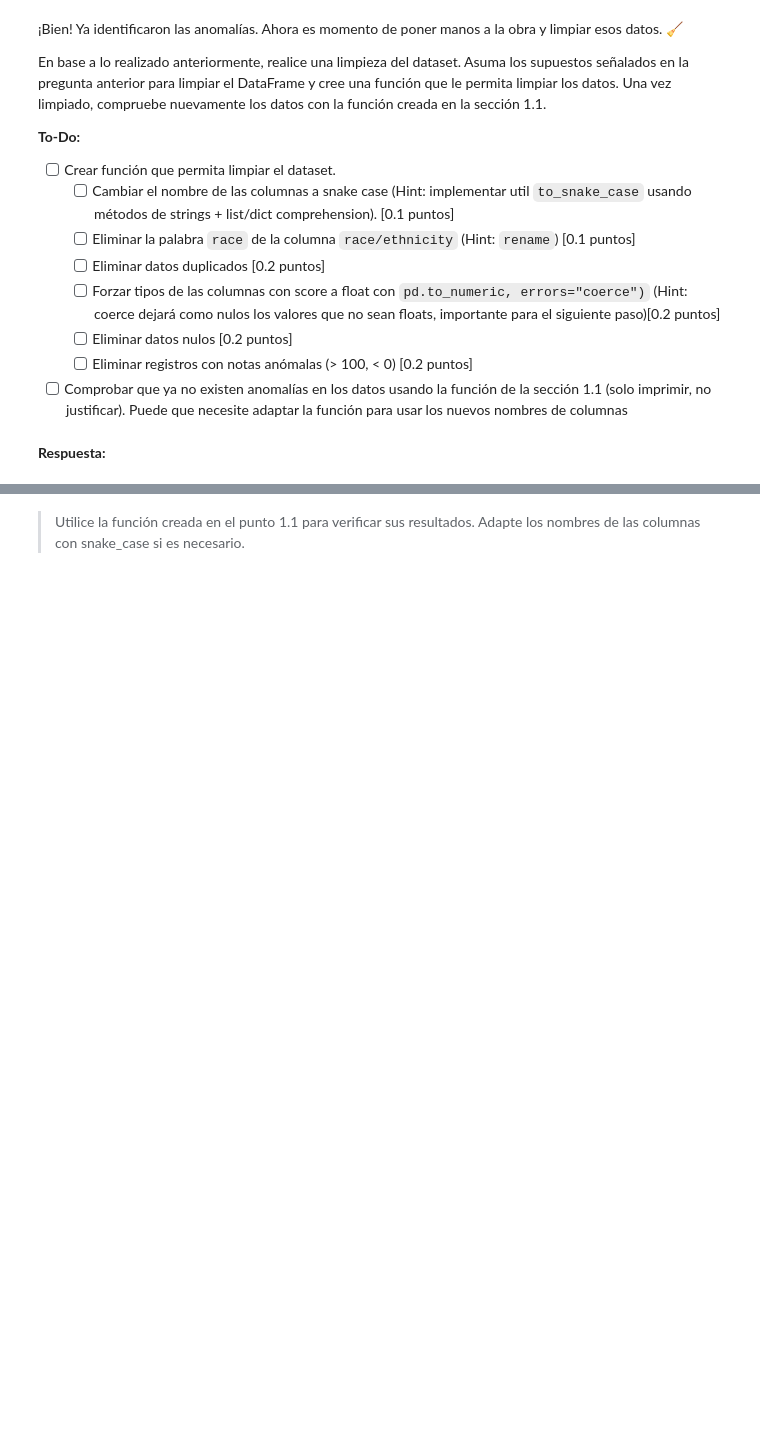
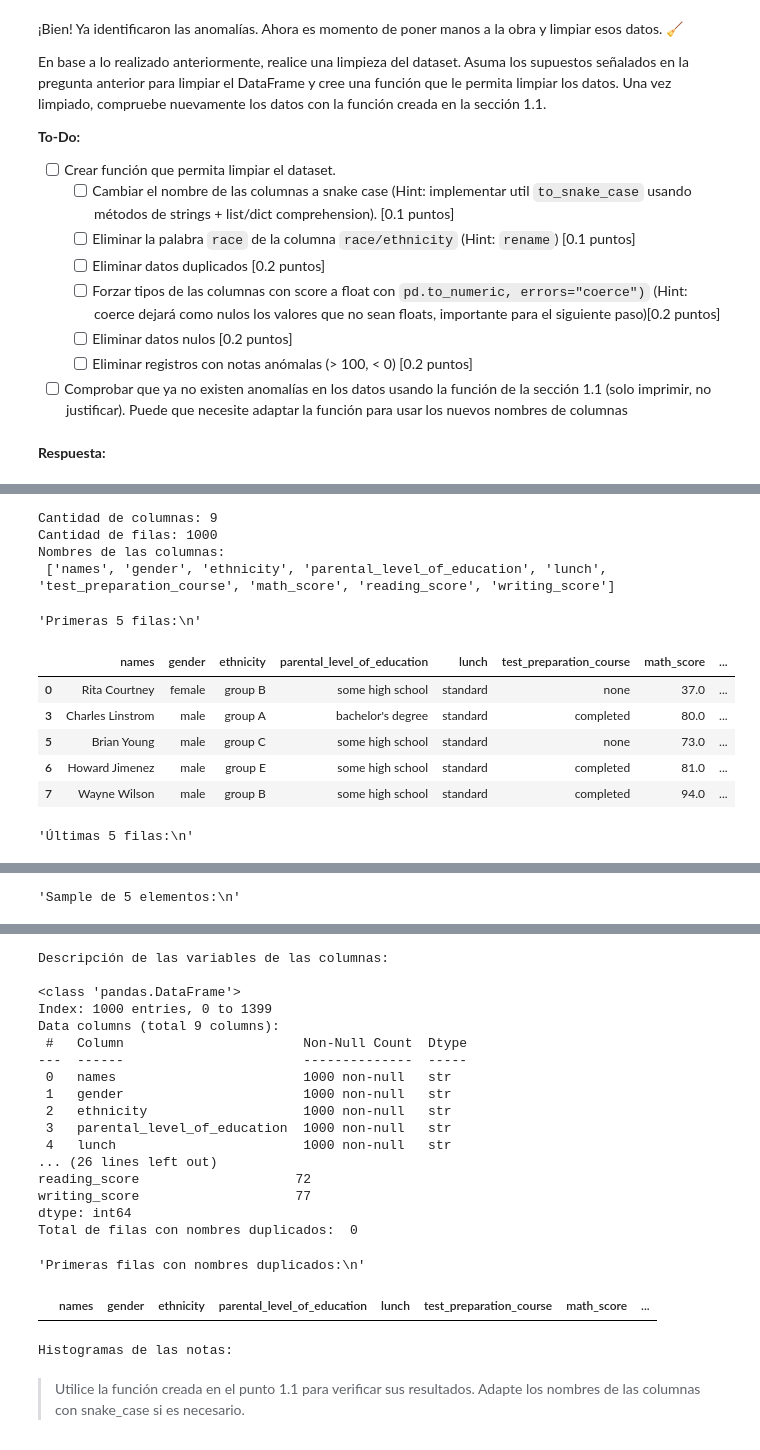
Before and after one commit to BAFCS/MDS7202, a Jupyter notebook: Labs/Lab_3/Lab3_Enunciado.ipynb, the cells around one changed output, grey strips where cells are left out. Cells and saved outputs as stored; diff of their text form; code cells hidden in the pictures; blank space fills up the shorter version.

```diff
--- a/Labs/Lab_3/Lab3_Enunciado.ipynb
+++ b/Labs/Lab_3/Lab3_Enunciado.ipynb
@@ -148,7 +240,3 @@ En base a lo realizado anteriormente, realice una limpieza del dataset. Asuma lo
 - [ ] Comprobar que ya no existen anomalías en los datos usando la función de la sección 1.1 (solo imprimir, no justificar). Puede que necesite adaptar la función para usar los nuevos nombres de columnas
 # %% [markdown]
 **Respuesta:**
-# %%
-def to_snake_case(s: str) -> str: ...
-# %%
-def clean_data(df: pd.DataFrame) -> pd.DataFrame: ...
@@ -154,0 +279,4 @@ def clean_data(df: pd.DataFrame) -> pd.DataFrame: ...
+# %%
+# Cambiar los nombres de las columnas a snake_case
+df_grades.columns = [to_snake_case(col) for col in df_grades.columns]
+print("Nombres de las columnas después de convertir a snake_case:\n", df_grades.columns.to_list())
@@ -155,3 +286,24 @@ def clean_data(df: pd.DataFrame) -> pd.DataFrame: ...
+# %%
+def clean_data(df: pd.DataFrame) -> pd.DataFrame:
+    # Eliminar la palabra race de la columna race_ethnicity
+    df = df.rename(columns={"race_ethnicity": "ethnicity"})
+
+    # Eliminar datos duplicados
+    df = df.drop_duplicates()
+
+    # Forzar float a columnas usando score como keyword
+    score_columns = [col for col in df.columns if "score" in col]
+    print("Columnas de score identificadas para limpieza:", score_columns)
+    for col in score_columns:
+        df[col] = pd.to_numeric(df[col], errors="coerce")
+
+    # Eliminar filas con valores nulos en las columnas de score
+    df = df.dropna()
+
+    # Eliminar filas con valores de score fuera del rango 0-100
+    for col in score_columns:
+        df = df[(df[col] >= 0) & (df[col] <= 100)]
+    return df
 # %%
 df_cleaned = clean_data(df_grades)
 df_cleaned
@@ -157,0 +325,15 @@ df_cleaned
+# %%
+analyze_df(df_cleaned)
+# %% [output]
+Cantidad de columnas: 9
+Cantidad de filas: 1000
+Nombres de las columnas:
+ ['names', 'gender', 'ethnicity', 'parental_level_of_education', 'lunch', 'test_preparation_course', 'math_score', 'reading_score', 'writing_score']
+'Primeras 5 filas:\n'
+|  | names | gender | ethnicity | parental_level_of_education | lunch | test_preparation_course | math_score | ... |
+| 0 | Rita Courtney | female | group B | some high school | standard | none | 37.0 | ... |
+| 3 | Charles Linstrom | male | group A | bachelor's degree | standard | completed | 80.0 | ... |
+| 5 | Brian Young | male | group C | some high school | standard | none | 73.0 | ... |
+| 6 | Howard Jimenez | male | group E | some high school | standard | completed | 81.0 | ... |
+| 7 | Wayne Wilson | male | group B | some high school | standard | completed | 94.0 | ... |
+'Últimas 5 filas:\n'
@@ -157,0 +346 @@ df_cleaned
+'Sample de 5 elementos:\n'
@@ -158,3 +353,23 @@ df_cleaned
+Descripción de las variables de las columnas:
+
+<class 'pandas.DataFrame'>
+Index: 1000 entries, 0 to 1399
+Data columns (total 9 columns):
+ #   Column                       Non-Null Count  Dtype
+---  ------                       --------------  -----
+ 0   names                        1000 non-null   str
+ 1   gender                       1000 non-null   str
+ 2   ethnicity                    1000 non-null   str
+ 3   parental_level_of_education  1000 non-null   str
+ 4   lunch                        1000 non-null   str
+... (26 lines left out)
+reading_score                    72
+writing_score                    77
+dtype: int64
+Total de filas con nombres duplicados:  0
+'Primeras filas con nombres duplicados:\n'
+|  | names | gender | ethnicity | parental_level_of_education | lunch | test_preparation_course | math_score | ... |
+Histogramas de las notas:
 # %% [markdown]
 > Utilice la función creada en el punto 1.1 para verificar sus resultados. Adapte los nombres de las columnas con snake_case si es necesario.
 # %% [markdown]
```
Also changed, not shown: parts of 12 cells of this notebook.
